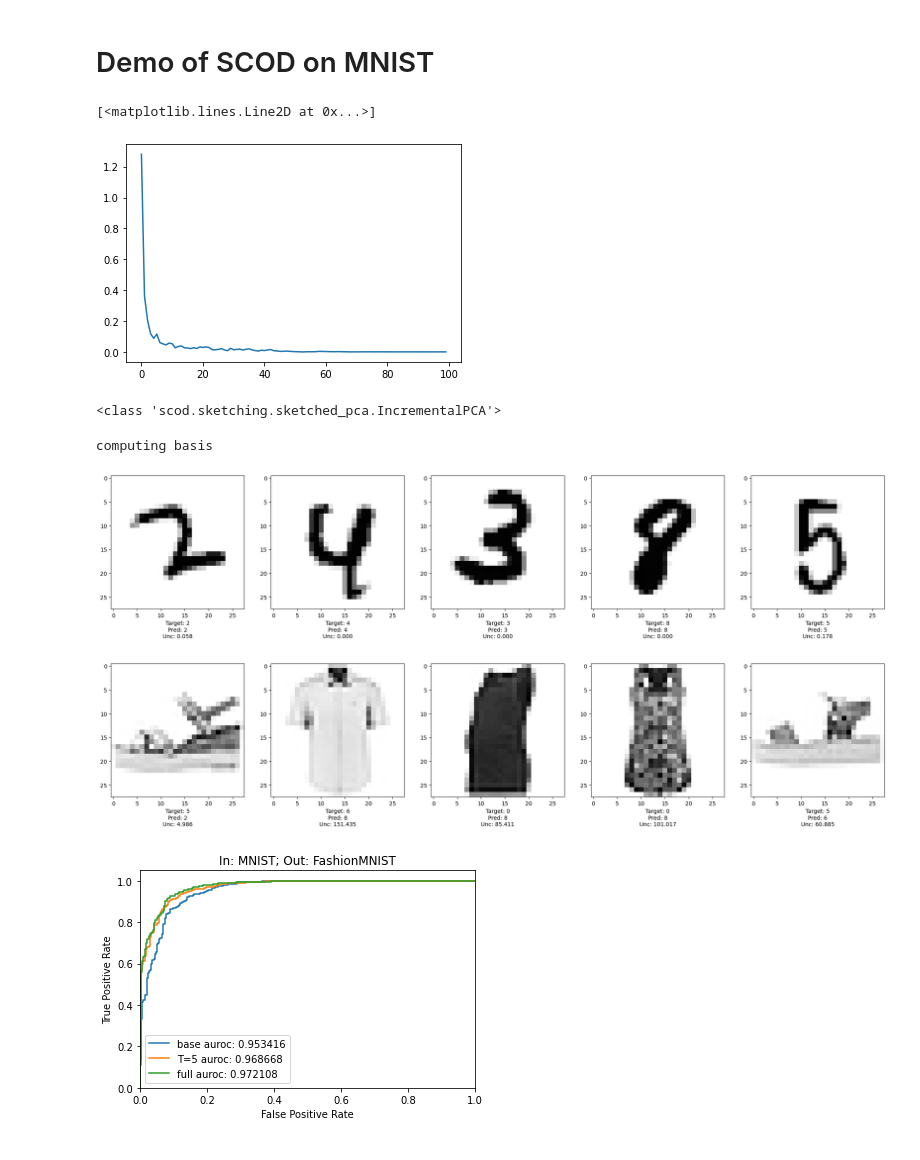
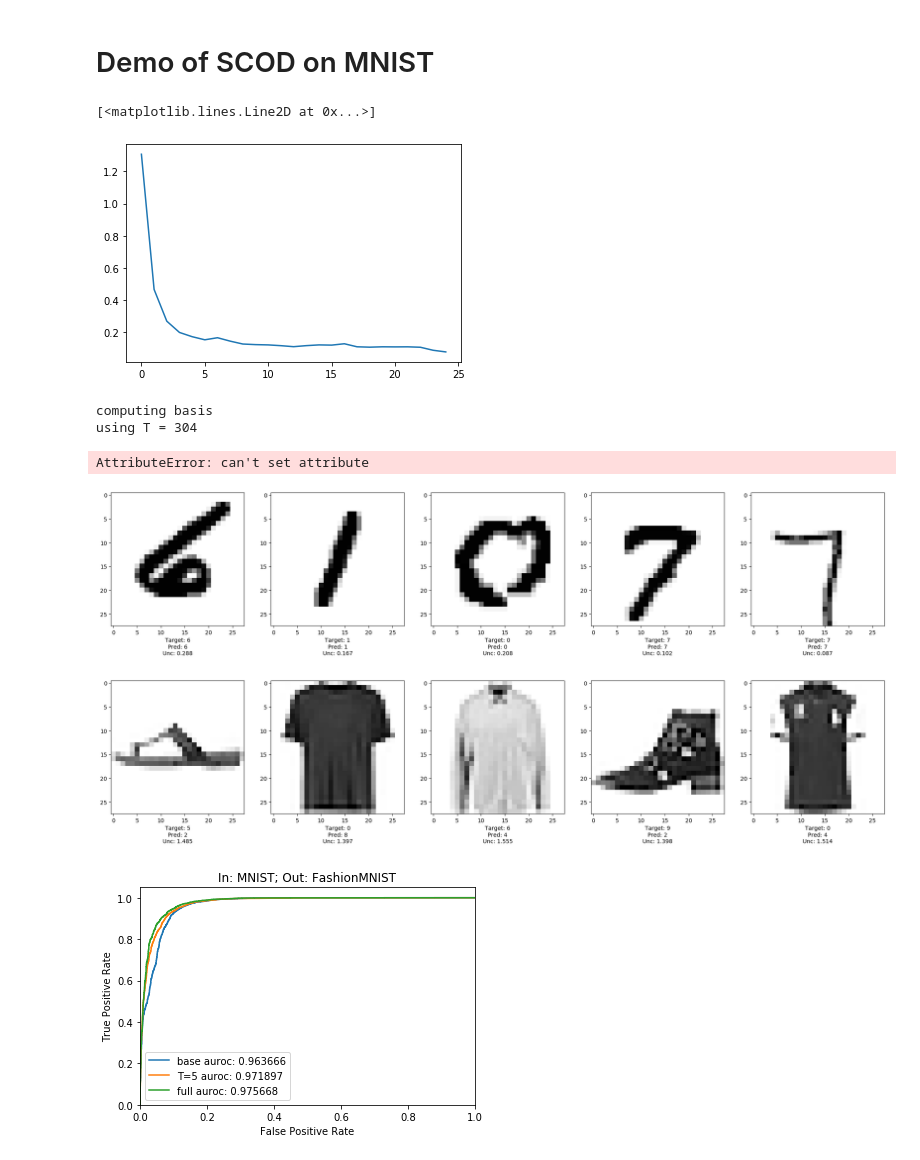
Before and after one commit to StanfordASL/scod-module, a Jupyter notebook: demos/MNIST.ipynb, the cells around one changed output. Saved outputs shown, nothing was run; the diff lists cells and outputs as text; code cells hidden in the pictures.

```diff
--- a/demos/MNIST.ipynb
+++ b/demos/MNIST.ipynb
@@ -49,18 +49,22 @@ optimizer = torch.optim.Adam(model.parameters(), lr=1e-2)
 scheduler = torch.optim.lr_scheduler.CosineAnnealingLR(optimizer, 100)
 
 losses = []
-t = trange(100)
+n_epochs = 25
+t = trange(n_epochs)
 
 for epoch in t:
     epoch_loss = 0.
+    epoch_metric = 0.
     for (inputs, targets) in train_dataloader:
         optimizer.zero_grad()
 
         outputs = model(inputs)
         dist = dist_constructor(outputs)
         loss = -dist.log_prob(targets)
+        metric = dist.metric(targets)
 
         mean_loss = loss.mean()
+        mean_metric = metric.mean()
 
         regularization = torch.sum(torch.stack([torch.norm(p)**2 for p in model.parameters()])) / prior_weight_var
 
@@ -68,39 +72,40 @@ for epoch in t:
 
         total_loss.backward()
 
-        epoch_loss += mean_loss
+        epoch_loss += total_loss
+        epoch_metric += mean_metric
 
         optimizer.step()
     scheduler.step()
 
     epoch_loss /= len(train_dataloader)
+    epoch_metric /= len(train_dataloader)
 
-    t.set_description("mean_loss=%02f,lr=%02f"%(epoch_loss.item(),scheduler.get_last_lr()[0]))
+    t.set_postfix(mean_loss=epoch_loss.item(), mean_metric=epoch_metric.item(), lr=scheduler.get_last_lr()[0] )
     losses.append(epoch_loss.item())
 
 plt.plot(losses)
 # %% [output]
 [<matplotlib.lines.Line2D at 0x...>]
-[figure, old version]
+[figure, new version]
 # %%
-unc_model = scod.SCOD(model, dist_constructor, args={
+unc_model = scod.SCOD(model.to(torch.device("cuda:0")), dist_constructor, args={
     'num_eigs': 50,
     'num_samples': 304,
-    'sketch_type': 'iPCA',
-    # 'n_fisher_samples': 5,
+    'sketch_type': 'srft',
+    'offline_proj_dim': 5,
 })
-# %% [output]
-<class 'scod.sketching.sketched_pca.IncrementalPCA'>
 # %%
 unc_model.process_dataset(dataset)
 # %% [output]
 computing basis
+using T = 304
 # %%
 val_dataset =  MNIST(root="~/data/",train=False,download=True,transform=transforms.Compose([
     transforms.ToTensor(),
     transforms.Normalize((0.1307,),(0.3801,))
 ]))
-ood_dataset = FashionMNIST(root="~/data/",train=True,download=True,transform=transforms.Compose([
+val_ood_dataset = FashionMNIST(root="~/data/",train=True,download=True,transform=transforms.Compose([
     transforms.ToTensor(),
     transforms.Normalize((0.1307,),(0.3801,))
 ]))
@@ -111,5 +127,7 @@ kmnist_dataset = KMNIST(root="~/data/",train=True,download=True,transform=transf
 # %%
 unc_model.eps = prior_weight_var / unc_model.n_params
+# %% [output]
+AttributeError: can't set attribute
 # %%
 unc_model.calibrate(Subset(val_dataset, np.random.choice(len(val_dataset), 500)),0.9)
 # %%
@@ -127,8 +145,8 @@ def viz_dataset_sample(ax, dataset, idx=0, model=None, unc_model=None):
     plt_image(ax, input)
     xlabel = 'Target: %d' % target
     if unc_model is not None:
-        pred, unc = unc_model(input.unsqueeze(0))
-        pred = np.argmax(pred[0].detach().cpu().numpy())
+        pred, unc = unc_model(input.unsqueeze(0).to(unc_model.device))
+        pred = np.argmax(pred[0].probs.detach().cpu().numpy())
         unc = unc.item()
         xlabel += '\nPred: %d\nUnc: %0.3f' % (pred, unc)
     elif model is not None:
@@ -141,14 +159,14 @@ fig, axes = plt.subplots(1,num_plots, figsize=[5*num_plots, 5], dpi=100)
 for j,idx in enumerate(np.random.choice(len(dataset), num_plots)):
     viz_dataset_sample( axes[j], dataset, idx, unc_model=unc_model )
 # %% [output]
-[figure, old version]
+[figure, new version]
 # %%
 num_plots = 5
 fig, axes = plt.subplots(1,num_plots, figsize=[5*num_plots, 5], dpi=100)
 for j,idx in enumerate(np.random.choice(len(dataset), num_plots)):
-    viz_dataset_sample( axes[j], ood_dataset, idx, unc_model=unc_model )
+    viz_dataset_sample( axes[j], val_ood_dataset, idx, unc_model=unc_model )
 # %% [output]
-[figure, old version]
+[figure, new version]
 # %%
 from torch.utils.data import DataLoader
 from tqdm import tqdm
@@ -177,8 +195,8 @@ groups = [
 ]
 
 for label, in_uncs, out_uncs in groups:
-    fpr, tpr, thresh = roc_curve(np.concatenate([np.zeros(500), np.ones(500)]), torch.cat([in_uncs, out_uncs]).detach())
-    auroc = roc_auc_score(np.concatenate([np.zeros(500), np.ones(500)]), torch.cat([in_uncs, out_uncs]).detach())
+    fpr, tpr, thresh = roc_curve(np.concatenate([np.zeros(5000), np.ones(5000)]), torch.cat([in_uncs, out_uncs]).detach().cpu())
+    auroc = roc_auc_score(np.concatenate([np.zeros(5000), np.ones(5000)]), torch.cat([in_uncs, out_uncs]).detach().cpu())
 
     plt.plot(fpr, tpr, label=(label + " auroc: %03f" % auroc))
 
@@ -190,7 +208,7 @@ plt.legend()
 plt.title("In: MNIST; Out: FashionMNIST")
 plt.show()
 # %% [output]
-[figure, old version]
+[figure, new version]
 # %%
 groups = [
     ('base', val_base, kmnist_base),
```
Also changed, not shown: parts of 8 cells of this notebook, 2 other files.
